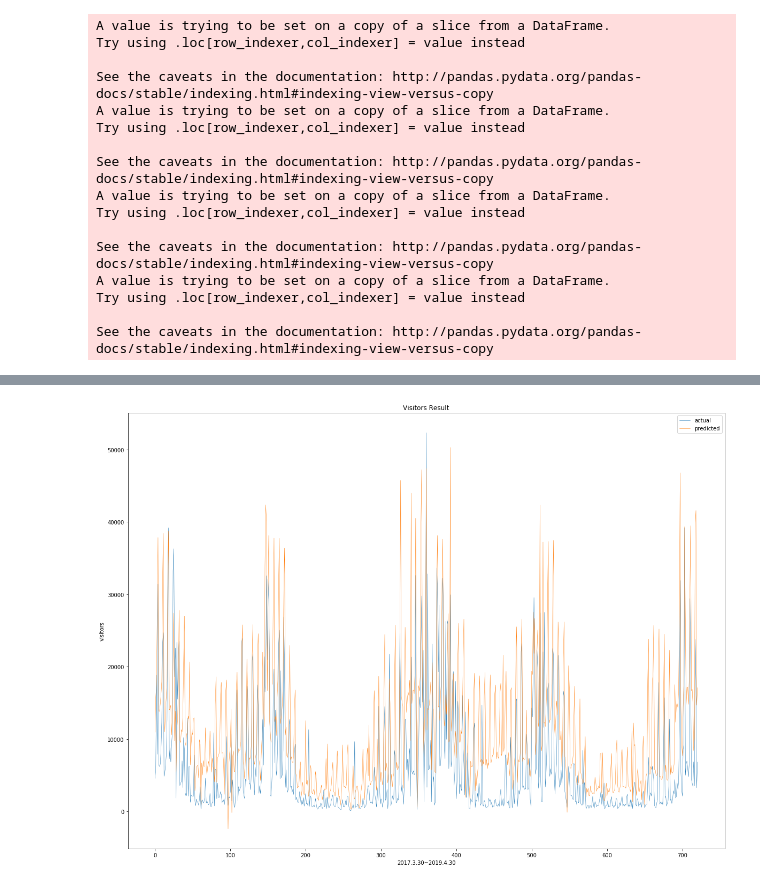
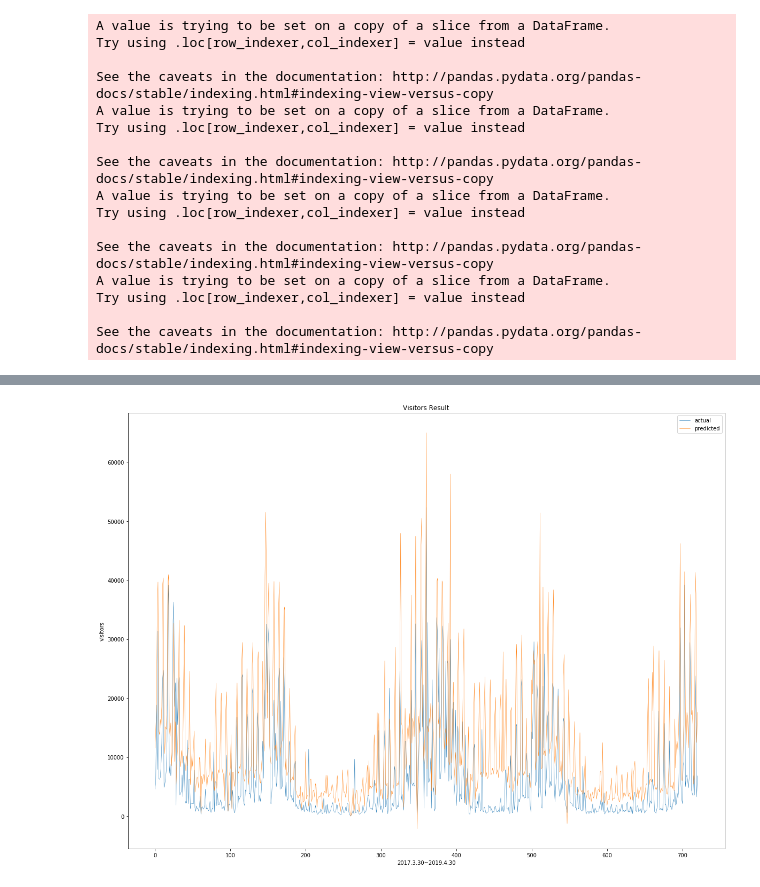
Before and after one commit to chanhyukkang/Preicting_the_Visitors_to_the_Themepark, a Jupyter notebook: 이날 어때 완전 모델 주간 제거 모델링.ipynb, the cells around one changed output, grey strips where cells are left out. Drawn from its saved outputs; the diff is of its cells as text; code cells hidden in the pictures.

```diff
--- a/이날 어때 완전 모델 주간 제거 모델링.ipynb
+++ b/이날 어때 완전 모델 주간 제거 모델링.ipynb
@@ -73,8 +73,8 @@ X_test_tLSTM = X_testLSTM.reshape(X_testLSTM.shape[0], day, 1)
 print('일별test개수: ', len(y_testLSTM))
 #******************************일단위 LSTM모델링***************************************************
 model = Sequential()
-model.add(LSTM(56, input_shape=(day, 1), return_sequences = True))
-model.add(LSTM(56))
+model.add(LSTM(day, input_shape=(day, 1), return_sequences = True))
+model.add(LSTM(day))
 model.add(Dense(10))
 #*********이어서 DNN용 특성위주 데이터 정리 및 모델에 맞게 변환***********************************
 train_df = pd.DataFrame(train)
@@ -92,20 +92,20 @@ sc2 = MinMaxScaler()
 
 X_train_sc = sc2.fit_transform(X_train)
 X_test_sc = sc2.transform(X_test)
-print('최소', sc2.data_min_)
-print('최대', sc2.data_max_)
+# print('최소', sc2.data_min_)
+# print('최대', sc2.data_max_)
 y_train_sc = sc2.fit_transform(y_train)
 y_test_sc = sc2.transform(y_test)
-print('최소입장객수', sc2.data_min_)
-print('최대입장객수', sc2.data_max_)
+# print('최소입장객수', sc2.data_min_)
+# print('최대입장객수', sc2.data_max_)
 #*****************************************DNN 모델링*************************************************
 class DNN(models.Sequential):
     def __init__(self, Nin):
         super().__init__()
 
         # 첫 번째 은닉층
-        self.add(layers.Dense(500, activation='relu',input_shape=(Nin,), name='Hidden-1'))
-        self.add(layers.Dense(500, activation='relu', name='Hidden-2'))
+        self.add(layers.Dense(200, activation='relu',input_shape=(Nin,), name='Hidden-1'))
+        self.add(layers.Dense(200, activation='relu', name='Hidden-2'))
         self.add(layers.Dense(10))
 
 model3 = DNN(X_train_sc.shape[1])
@@ -113,7 +113,7 @@ model3 = DNN(X_train_sc.shape[1])
 combinedInput = concatenate([model.output, model3.output])
 
 x = Dense(100)(combinedInput)
-x = Dense(100)(x)
+x = Dense(10)(x)
 x = Dense(1)(x)
 
 model4 = Model(inputs=[model.input, model3.input], outputs=x)
@@ -123,7 +123,7 @@ model4.compile(loss="mean_squared_error", optimizer=opt)
 #************************************모델 학습************************************************************
 X_train_sc_dropped = X_train_sc[dayto-1:]#시계열데이터에 맞게 변환
 
-early_stop = EarlyStopping(monitor='val_loss', patience=30, verbose=1)
+early_stop = EarlyStopping(monitor='val_loss', patience=20, verbose=1)
 model4.fit([X_train_tLSTM, X_train_sc_dropped], y_trainLSTM, validation_split = 0.2, epochs=10, batch_size=10, callbacks=[early_stop])
 
 #모델 세이브
@@ -181 +181 @@ Epoch 10/10
-[figure, old version]
+[figure, new version]
```
Also changed, not shown: parts of 1 cell of this notebook, 6 other files.
